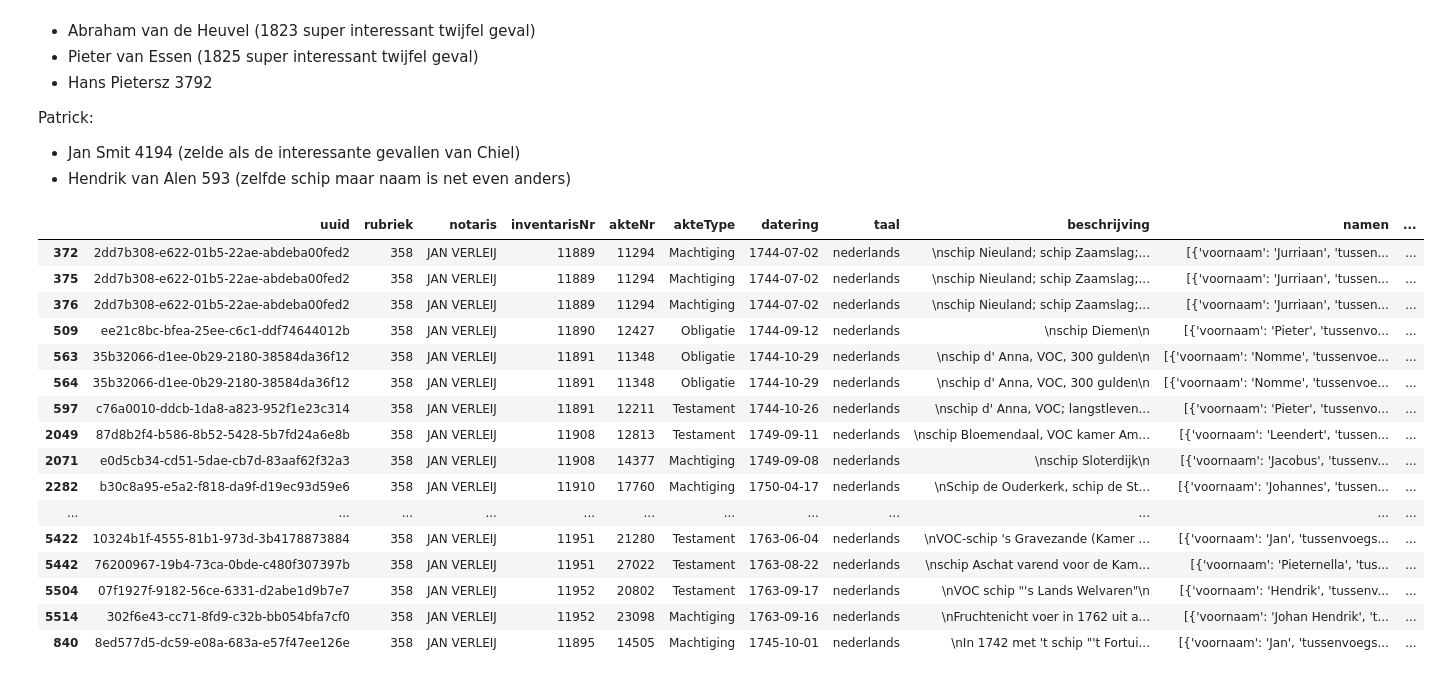
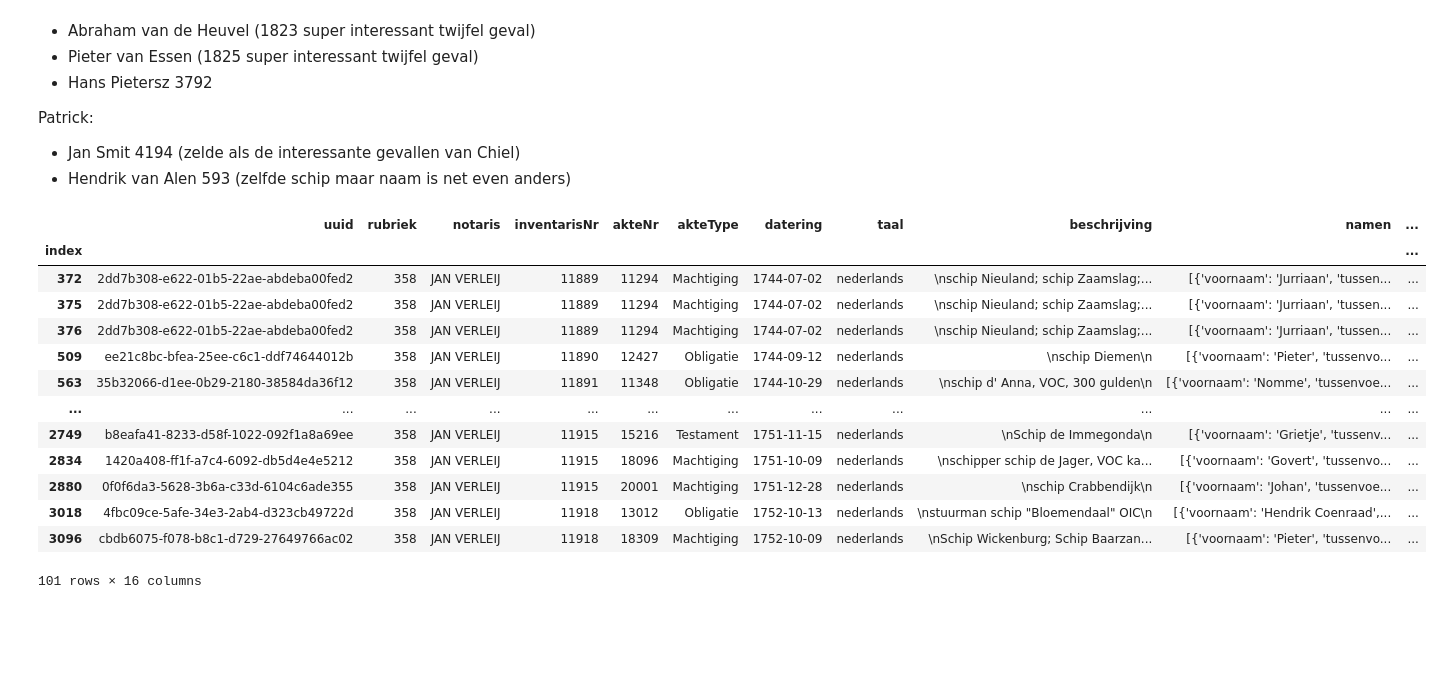
Before and after one commit to barry98/VOC-project, a Jupyter notebook: Annotation/Comparing annotations.ipynb, the cells around one changed output. Drawn from its saved outputs; the diff is of its cells as text; code cells hidden in the pictures; blank space fills up the shorter version.

```diff
--- a/Annotation/Comparing annotations.ipynb
+++ b/Annotation/Comparing annotations.ipynb
@@ -64,22 +160,21 @@ final_barry = final_barry.append(subset2_bar).append(subset3_bar).append(subset4
 final_df = final_pat.append(final_chiel).append(subset1_thom).append(final_barry)
 # %%
 final_df = final_df.loc[~final_df.index.duplicated(keep='first')]
-final_df[final_df.vocop_match != 0][0:50]
+final_df.index.name = 'index'
+final_df.to_csv('../final_df.csv', index=True)
+final_df[final_df.vocop_match != 0]
 # %% [output]
 |  | uuid | rubriek | notaris | inventarisNr | akteNr | akteType | datering | taal | beschrijving | namen | ... |
+| index |  |  |  |  |  |  |  |  |  |  | ... |
 | 372 | 2dd7b308-e622-01b5-22ae-abdeba00fed2 | 358 | JAN VERLEIJ | 11889 | 11294 | Machtiging | 1744-07-02 | nederlands | \nschip Nieuland; schip Zaamslag;... | [{'voornaam': 'Jurriaan', 'tussen... | ... |
 | 375 | 2dd7b308-e622-01b5-22ae-abdeba00fed2 | 358 | JAN VERLEIJ | 11889 | 11294 | Machtiging | 1744-07-02 | nederlands | \nschip Nieuland; schip Zaamslag;... | [{'voornaam': 'Jurriaan', 'tussen... | ... |
 | 376 | 2dd7b308-e622-01b5-22ae-abdeba00fed2 | 358 | JAN VERLEIJ | 11889 | 11294 | Machtiging | 1744-07-02 | nederlands | \nschip Nieuland; schip Zaamslag;... | [{'voornaam': 'Jurriaan', 'tussen... | ... |
 | 509 | ee21c8bc-bfea-25ee-c6c1-ddf74644012b | 358 | JAN VERLEIJ | 11890 | 12427 | Obligatie | 1744-09-12 | nederlands | \nschip Diemen\n | [{'voornaam': 'Pieter', 'tussenvo... | ... |
 | 563 | 35b32066-d1ee-0b29-2180-38584da36f12 | 358 | JAN VERLEIJ | 11891 | 11348 | Obligatie | 1744-10-29 | nederlands | \nschip d' Anna, VOC, 300 gulden\n | [{'voornaam': 'Nomme', 'tussenvoe... | ... |
-| 564 | 35b32066-d1ee-0b29-2180-38584da36f12 | 358 | JAN VERLEIJ | 11891 | 11348 | Obligatie | 1744-10-29 | nederlands | \nschip d' Anna, VOC, 300 gulden\n | [{'voornaam': 'Nomme', 'tussenvoe... | ... |
-| 597 | c76a0010-ddcb-1da8-a823-952f1e23c314 | 358 | JAN VERLEIJ | 11891 | 12211 | Testament | 1744-10-26 | nederlands | \nschip d' Anna, VOC; langstleven... | [{'voornaam': 'Pieter', 'tussenvo... | ... |
-| 2049 | 87d8b2f4-b586-8b52-5428-5b7fd24a6e8b | 358 | JAN VERLEIJ | 11908 | 12813 | Testament | 1749-09-11 | nederlands | \nschip Bloemendaal, VOC kamer Am... | [{'voornaam': 'Leendert', 'tussen... | ... |
-| 2071 | e0d5cb34-cd51-5dae-cb7d-83aaf62f32a3 | 358 | JAN VERLEIJ | 11908 | 14377 | Machtiging | 1749-09-08 | nederlands | \nschip Sloterdijk\n | [{'voornaam': 'Jacobus', 'tussenv... | ... |
-| 2282 | b30c8a95-e5a2-f818-da9f-d19ec93d59e6 | 358 | JAN VERLEIJ | 11910 | 17760 | Machtiging | 1750-04-17 | nederlands | \nSchip de Ouderkerk, schip de St... | [{'voornaam': 'Johannes', 'tussen... | ... |
 | ... | ... | ... | ... | ... | ... | ... | ... | ... | ... | ... | ... |
-| 5422 | 10324b1f-4555-81b1-973d-3b4178873884 | 358 | JAN VERLEIJ | 11951 | 21280 | Testament | 1763-06-04 | nederlands | \nVOC-schip 's Gravezande (Kamer ... | [{'voornaam': 'Jan', 'tussenvoegs... | ... |
-| 5442 | 76200967-19b4-73ca-0bde-c480f307397b | 358 | JAN VERLEIJ | 11951 | 27022 | Testament | 1763-08-22 | nederlands | \nschip Aschat varend voor de Kam... | [{'voornaam': 'Pieternella', 'tus... | ... |
-| 5504 | 07f1927f-9182-56ce-6331-d2abe1d9b7e7 | 358 | JAN VERLEIJ | 11952 | 20802 | Testament | 1763-09-17 | nederlands | \nVOC schip "'s Lands Welvaren"\n | [{'voornaam': 'Hendrik', 'tussenv... | ... |
-| 5514 | 302f6e43-cc71-8fd9-c32b-bb054bfa7cf0 | 358 | JAN VERLEIJ | 11952 | 23098 | Machtiging | 1763-09-16 | nederlands | \nFruchtenicht voer in 1762 uit a... | [{'voornaam': 'Johan Hendrik', 't... | ... |
-| 840 | 8ed577d5-dc59-e08a-683a-e57f47ee126e | 358 | JAN VERLEIJ | 11895 | 14505 | Machtiging | 1745-10-01 | nederlands | \nIn 1742 met 't schip "'t Fortui... | [{'voornaam': 'Jan', 'tussenvoegs... | ... |
+| 2749 | b8eafa41-8233-d58f-1022-092f1a8a69ee | 358 | JAN VERLEIJ | 11915 | 15216 | Testament | 1751-11-15 | nederlands | \nSchip de Immegonda\n | [{'voornaam': 'Grietje', 'tussenv... | ... |
+| 2834 | 1420a408-ff1f-a7c4-6092-db5d4e4e5212 | 358 | JAN VERLEIJ | 11915 | 18096 | Machtiging | 1751-10-09 | nederlands | \nschipper schip de Jager, VOC ka... | [{'voornaam': 'Govert', 'tussenvo... | ... |
+| 2880 | 0f0f6da3-5628-3b6a-c33d-6104c6ade355 | 358 | JAN VERLEIJ | 11915 | 20001 | Machtiging | 1751-12-28 | nederlands | \nschip Crabbendijk\n | [{'voornaam': 'Johan', 'tussenvoe... | ... |
+| 3018 | 4fbc09ce-5afe-34e3-2ab4-d323cb49722d | 358 | JAN VERLEIJ | 11918 | 13012 | Obligatie | 1752-10-13 | nederlands | \nstuurman schip "Bloemendaal" OIC\n | [{'voornaam': 'Hendrik Coenraad',... | ... |
+| 3096 | cbdb6075-f078-b8c1-d729-27649766ac02 | 358 | JAN VERLEIJ | 11918 | 18309 | Machtiging | 1752-10-09 | nederlands | \nSchip Wickenburg; Schip Baarzan... | [{'voornaam': 'Pieter', 'tussenvo... | ... |
+101 rows × 16 columns
```
Also changed, not shown: parts of 40 cells of this notebook, 1 other file.
